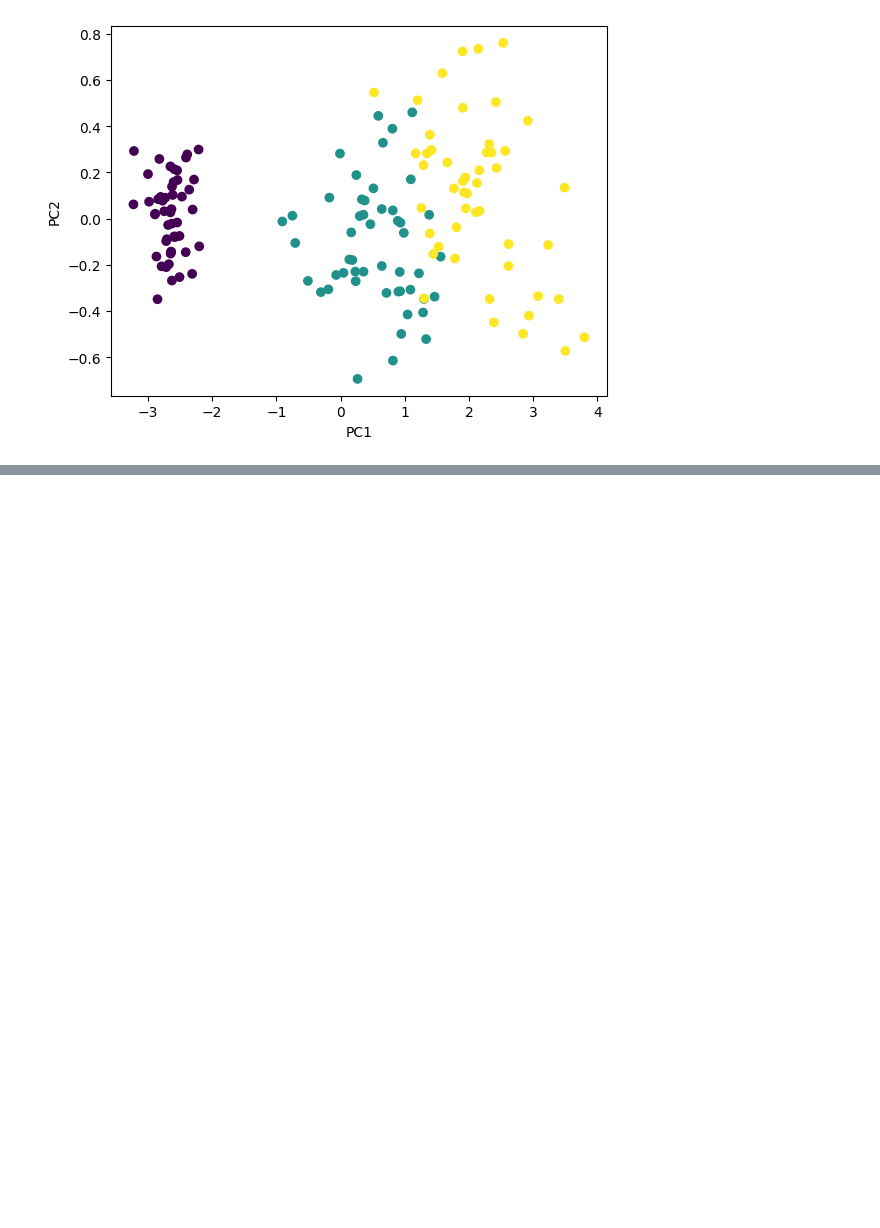
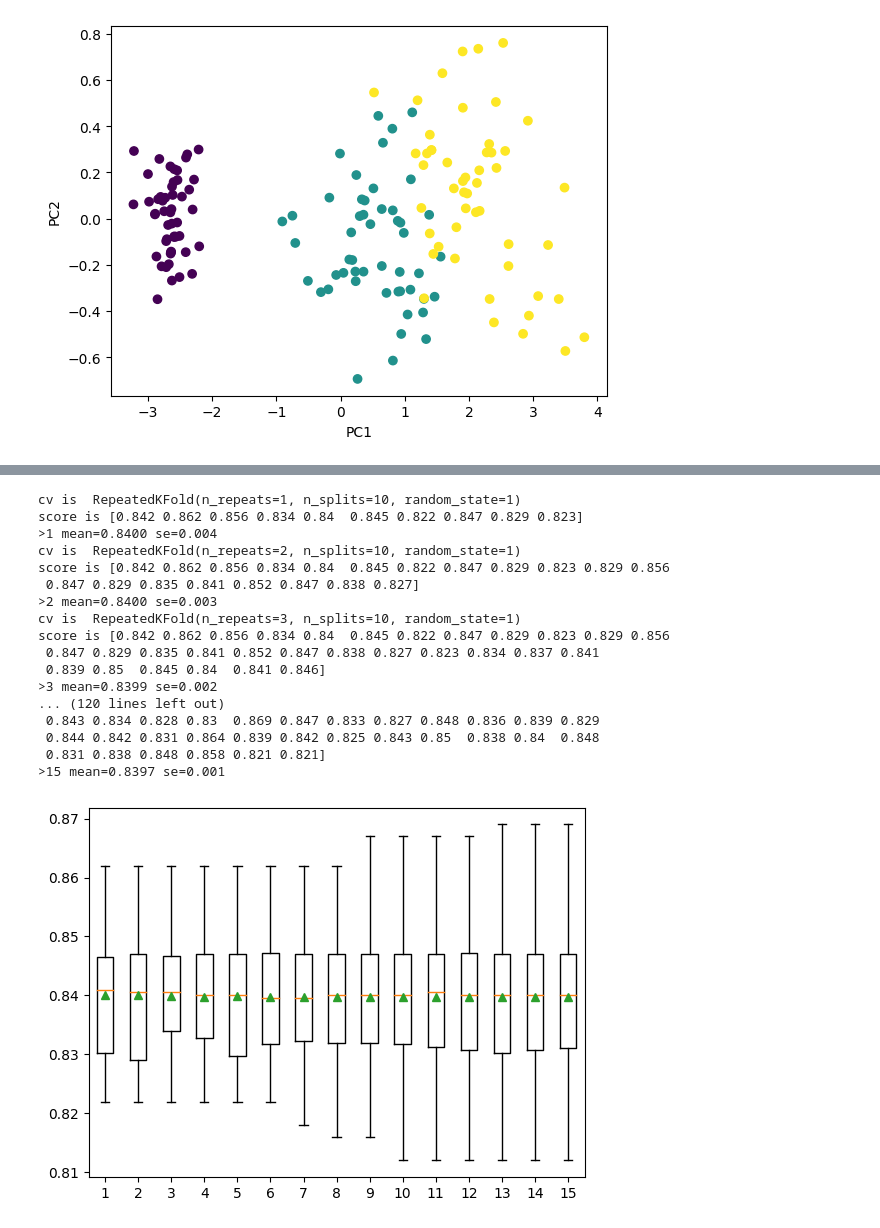
Before and after one commit to Ahmad162539/ML-class-excercise-codes, a Jupyter notebook: 20230419_ml.ipynb, the cells around one changed output, grey strips where cells are left out. Cells and saved outputs as stored; diff of their text form; code cells hidden in the pictures; blank space fills up the shorter version.

```diff
--- a/20230419_ml.ipynb
+++ b/20230419_ml.ipynb
@@ -139,0 +197,56 @@ plt.show()
+# %%
+# compare the number of repeats for repeated k-fold cross-validation
+from scipy.stats import sem     #standard error for a sample using the sem() scipy function.
+from numpy import mean
+from numpy import std
+from sklearn.datasets import make_classification
+from sklearn.model_selection import RepeatedKFold
+from sklearn.model_selection import cross_val_score
+from sklearn.linear_model import LogisticRegression
+from matplotlib import pyplot
+
+# evaluate a model with a given number of repeats
+def evaluate_model(X, y, repeats):
+
+  # prepare the cross-validation procedure
+  cv = RepeatedKFold(n_splits=10, n_repeats=repeats, random_state=1)
+  # create model
+  model = LogisticRegression()
+  # evaluate model
+  scores = cross_val_score(model, X, y, scoring='accuracy', cv=cv, n_jobs=-1)
+  return scores
+
+# create dataset
+X, y = make_classification(n_samples=10000, n_features=30, n_informative=27, n_redundant=3, random_state=1)
+# configurations to test
+repeats = range(1,16)    # [0,15]
+results = list()
+for r in repeats:
+  # evaluate using a given number of repeats
+  scores = evaluate_model(X, y, r)
+  # summarize   (sem: Standard Error of Measurement)
+  print('>%d mean=%.4f se=%.3f' % (r, mean(scores), sem(scores)))
+  # store
+  results.append(scores)
+# plot the results
+pyplot.boxplot(results, labels=[str(r) for r in repeats], showmeans=True)
+pyplot.show()
+# %% [output]
+cv is  RepeatedKFold(n_repeats=1, n_splits=10, random_state=1)
+score is [0.842 0.862 0.856 0.834 0.84  0.845 0.822 0.847 0.829 0.823]
+>1 mean=0.8400 se=0.004
+cv is  RepeatedKFold(n_repeats=2, n_splits=10, random_state=1)
+score is [0.842 0.862 0.856 0.834 0.84  0.845 0.822 0.847 0.829 0.823 0.829 0.856
+ 0.847 0.829 0.835 0.841 0.852 0.847 0.838 0.827]
+>2 mean=0.8400 se=0.003
+cv is  RepeatedKFold(n_repeats=3, n_splits=10, random_state=1)
+score is [0.842 0.862 0.856 0.834 0.84  0.845 0.822 0.847 0.829 0.823 0.829 0.856
+ 0.847 0.829 0.835 0.841 0.852 0.847 0.838 0.827 0.823 0.834 0.837 0.841
+ 0.839 0.85  0.845 0.84  0.841 0.846]
+>3 mean=0.8399 se=0.002
+... (120 lines left out)
+ 0.843 0.834 0.828 0.83  0.869 0.847 0.833 0.827 0.848 0.836 0.839 0.829
+ 0.844 0.842 0.831 0.864 0.839 0.842 0.825 0.843 0.85  0.838 0.84  0.848
+ 0.831 0.838 0.848 0.858 0.821 0.821]
+>15 mean=0.8397 se=0.001
+[figure, added]
```
Also changed, not shown: parts of 7 cells of this notebook.
